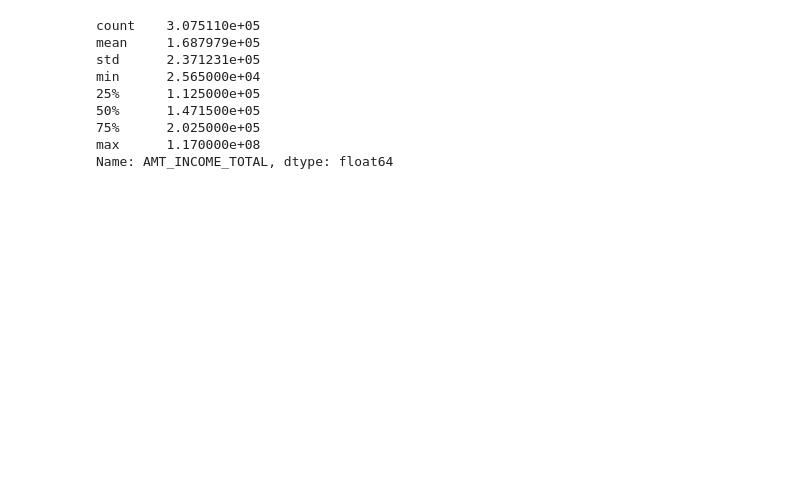
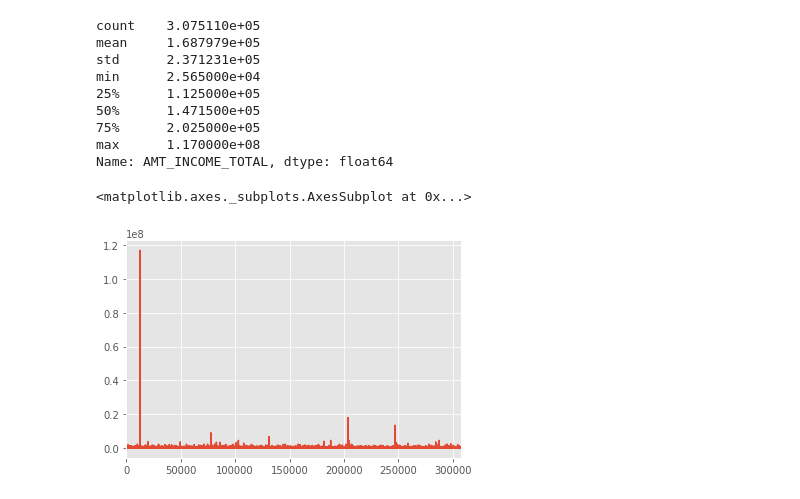
Before and after one commit to caseykcchang/2nd-ML100Days, a Jupyter notebook: homework/D5/Day_005_HW.ipynb, the cells around one changed output. Saved outputs shown, nothing was run; the diff lists cells and outputs as text; code cells hidden in the pictures; blank space fills up the shorter version.

```diff
--- a/homework/D5/Day_005_HW.ipynb
+++ b/homework/D5/Day_005_HW.ipynb
@@ -80,3 +96,9 @@ min      2.565000e+04
 75%      2.025000e+05
 max      1.170000e+08
 Name: AMT_INCOME_TOTAL, dtype: float64
+# %%
+#pandas
+app_train['AMT_INCOME_TOTAL'].plot()
+# %% [output]
+<matplotlib.axes._subplots.AxesSubplot at 0x...>
+[figure, added]
```
Also changed, not shown: parts of 4 cells of this notebook.
